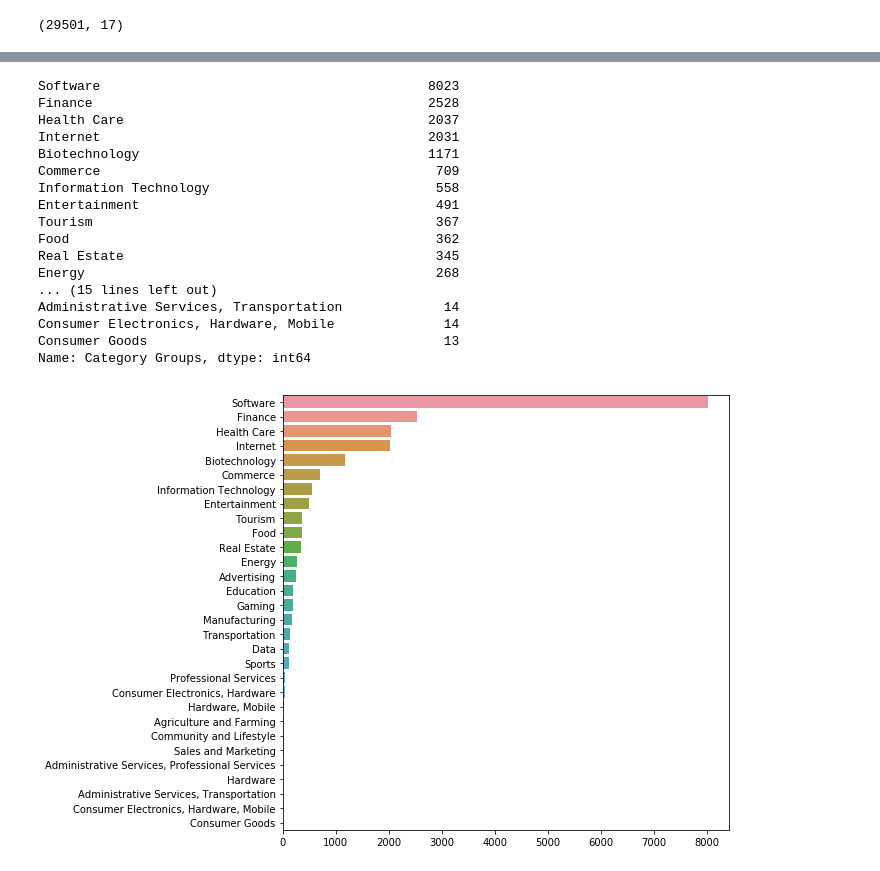
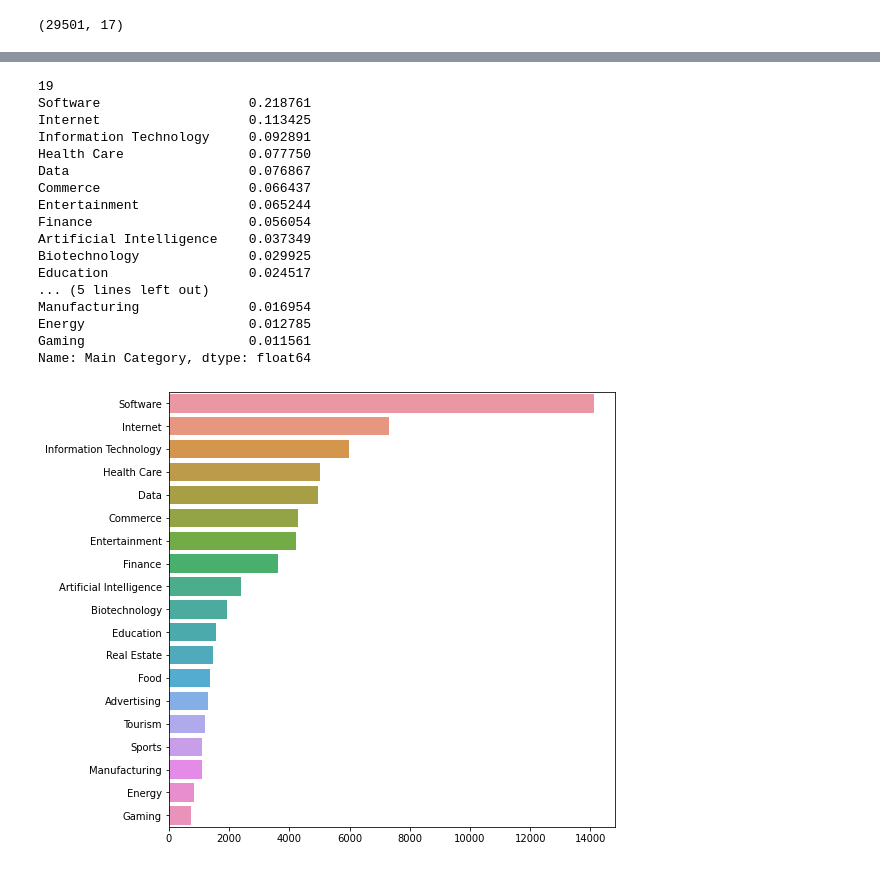
Before and after one commit to kbossou/bias-in-vc, a Jupyter notebook: Data Analysis_II.ipynb, the cells around one changed output, grey strips where cells are left out. Drawn from its saved outputs; the diff is of its cells as text; code cells hidden in the pictures.

Commit message:
Data Analysis_III updated

```diff
--- a/Data Analysis_II.ipynb
+++ b/Data Analysis_II.ipynb
@@ -7,7 +7,7 @@ import numpy as np
 import seaborn as sns
 %matplotlib inline
 # %%
-new_df = pd.read_csv('final_dataset.csv')
+new_df = pd.read_csv('final_dataset3.csv')
 new_df = new_df.drop(['Unnamed: 0', 'Organization Name URL', ], axis=1)
 new_df.info()
 # %% [output]
@@ -97,0 +109,3 @@ Name: Group Gender, dtype: int64
+# %%
+df_cat = pd.concat([pd.Series(row['Total Funding Amount Currency (in USD)'], row['Category Groups'].split(','))
+                    for _, row in new_df.iterrows()]).reset_index()
@@ -97,0 +116,3 @@ Name: Group Gender, dtype: int64
+# %%
+df_cat.rename(columns={'index':'Category', '0':'Total Funding'},
+                 inplace=True)
@@ -97,0 +154,2 @@ Name: Group Gender, dtype: int64
+# %%
+df_cat['Category'] = df_cat['Category'].str.strip()
@@ -123,25 +237,26 @@ new_df.loc[new_df['Category Groups'].str.contains('Manufacturing', case=False),
 # %%
-categories_counts= new_df['Category Groups'].value_counts().nlargest(30)
+categories_counts= df_cat['Main Category'].value_counts()
 plt.figure(figsize=(8,8))
 sns.barplot(y=categories_counts.index, x=categories_counts.values)
-print(categories_counts)
+print(len(categories_counts))
+print(categories_counts/categories_counts.sum())
 # %% [output]
-Software                                          8023
-Finance                                           2528
-Health Care                                       2037
-Internet                                          2031
-Biotechnology                                     1171
-Commerce                                           709
-Information Technology                             558
-Entertainment                                      491
-Tourism                                            367
-Food                                               362
-Real Estate                                        345
-Energy                                             268
-... (15 lines left out)
-Administrative Services, Transportation             14
-Consumer Electronics, Hardware, Mobile              14
-Consumer Goods                                      13
-Name: Category Groups, dtype: int64
+19
+Software                   0.218761
+Internet                   0.113425
+Information Technology     0.092891
+Health Care                0.077750
+Data                       0.076867
+Commerce                   0.066437
+Entertainment              0.065244
+Finance                    0.056054
+Artificial Intelligence    0.037349
+Biotechnology              0.029925
+Education                  0.024517
+... (5 lines left out)
+Manufacturing              0.016954
+Energy                     0.012785
+Gaming                     0.011561
+Name: Main Category, dtype: float64
-[figure, old version]
+[figure, new version]
 # %%
```
Also changed, not shown: parts of 31 cells of this notebook, 3 other files.
